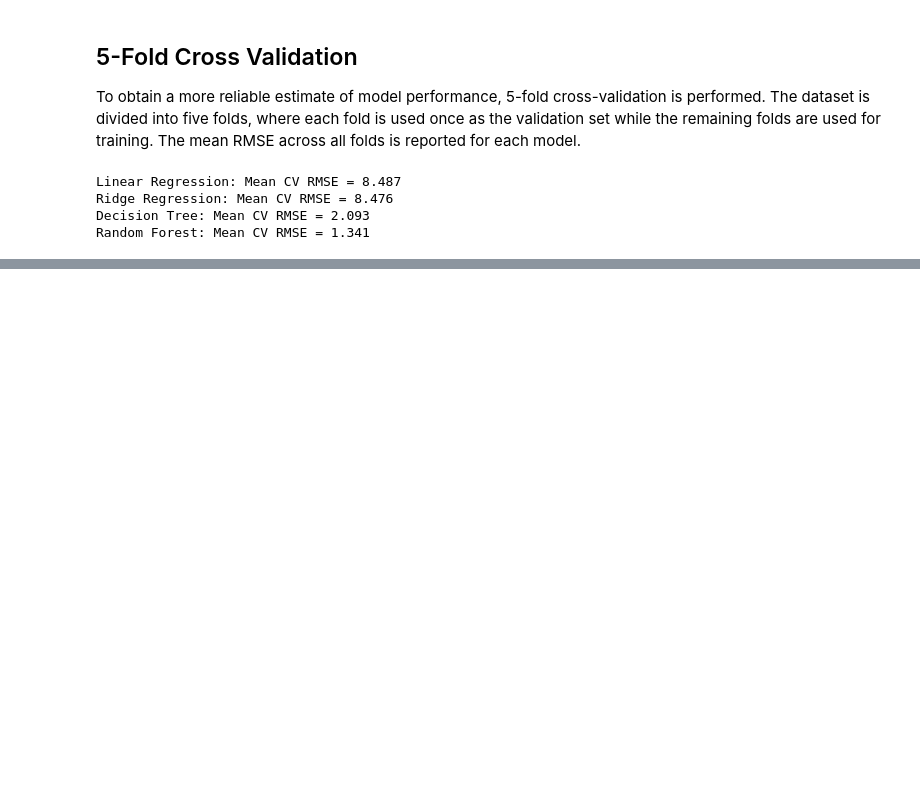
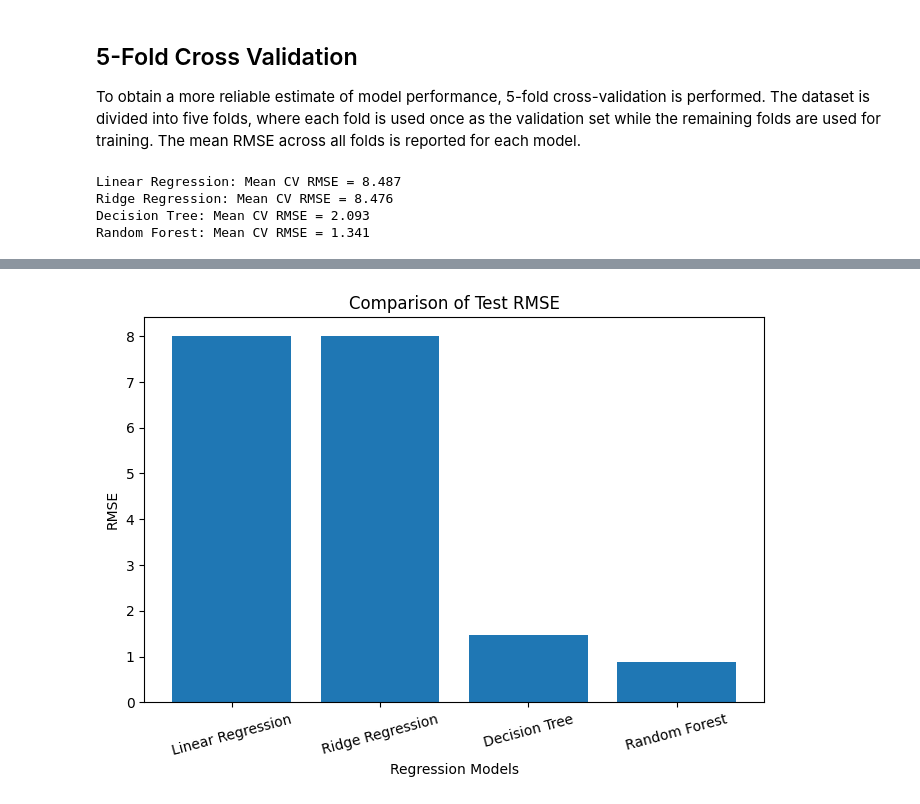
Before and after one commit to hania-sajjad/Week-2-Task, a Jupyter notebook: week2_baseline_models.ipynb, the cells around one changed output, grey strips where cells are left out. Cells and saved outputs as stored; diff of their text form; code cells hidden in the pictures; blank space fills up the shorter version.

Commit message:
Added Comparison Charts of RMSE Fixed Dataframe Creation

```diff
--- a/week2_baseline_models.ipynb
+++ b/week2_baseline_models.ipynb
@@ -239,30 +245,29 @@ Series([], dtype: int64)
 # %%
-# Store results
 results = []
 
 for name, model in models.items():
 
-    # Train the model
+    # Train
     model.fit(X_train, y_train)
 
-    # Make predictions
+    # Predict
     y_pred = model.predict(X_test)
 
-    # Calculate evaluation metrics
+    # Metrics
     mae = mean_absolute_error(y_test, y_pred)
-
     rmse = np.sqrt(mean_squared_error(y_test, y_pred))
-
     r2 = r2_score(y_test, y_pred)
 
-    # Save results
-    results.append([name, mae, rmse, r2])
+    results.append({
+        "Model": name,
+        "MAE": mae,
+        "RMSE": rmse,
+        "R2 Score": r2
+    })
 
-    # Print results
     print(f"\n{name}")
-    print("-" * 40)
-    print("MAE :", round(mae, 3))
-    print("RMSE:", round(rmse, 3))
-    print("R²  :", round(r2, 3))
+    print(f"MAE: {mae:.3f}")
+    print(f"RMSE: {rmse:.3f}")
+    print(f"R²: {r2:.3f}")
 # %% [output]
 Linear Regression
@@ -284,0 +292,7 @@ R²  : 0.999
+# %%
+results_df = pd.DataFrame(
+    results,
+    columns=["Model", "MAE", "RMSE", "R2 Score"]
+)
+
+results_df
@@ -311,0 +336,14 @@ Random Forest: Mean CV RMSE = 1.341
+# %%
+plt.figure(figsize=(8,5))
+
+plt.bar(results_df["Model"], results_df["RMSE"])
+
+plt.title("Comparison of Test RMSE")
+plt.xlabel("Regression Models")
+plt.ylabel("RMSE")
+
+plt.xticks(rotation=15)
+
+plt.show()
+# %% [output]
+[figure, added]
```
Also changed, not shown: parts of 4 cells of this notebook.
